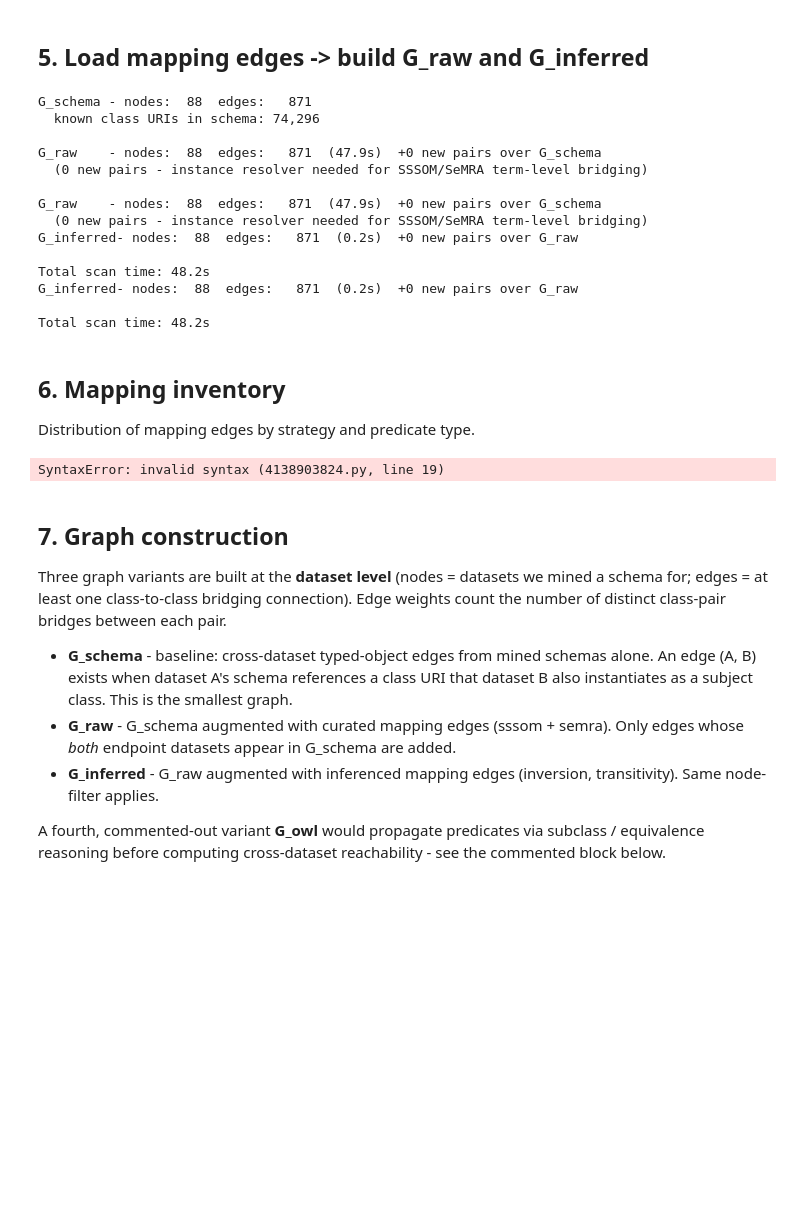
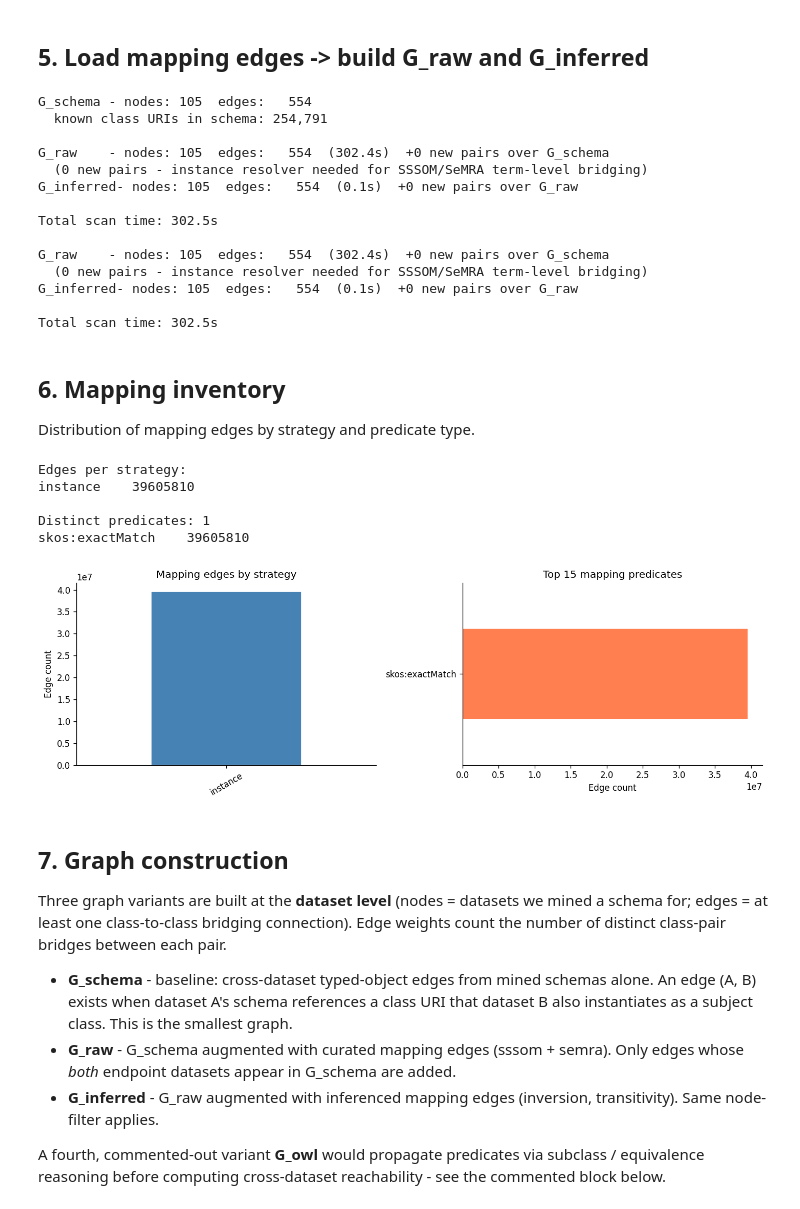
Before and after one commit to jmillanacosta/rdfsolve, a Jupyter notebook: notebooks/mapping_analysis.ipynb, the cells around one changed output. Drawn from its saved outputs; the diff is of its cells as text; code cells hidden in the pictures; blank space fills up the shorter version.

```diff
--- a/notebooks/mapping_analysis.ipynb
+++ b/notebooks/mapping_analysis.ipynb
@@ -126,11 +147,10 @@ rdfsolve.models imported - MinedSchema.from_jsonld / Mapping.from_jsonld availab
 # %% [markdown]
 ## 4. Load all schema edges
 # %%
-schema_files = sorted(SCHEMAS_DIR.rglob("*.jsonld"))
-print(f"Schema files found: {len(schema_files)}")
+print(f"Schema files found: {len(SCHEMA_JSONLDS)}")
 
 schemas: list[MinedSchema] = []
-for sf in schema_files:
+for sf in SCHEMA_JSONLDS:
     try:
         ms = MinedSchema.from_jsonld(sf)
         schemas.append(ms)
@@ -192,6 +212,10 @@ chembl.bigcat           616       46
 # %%
 import time
 from collections import defaultdict
+
+def _safe_glob(directory: Path, pattern: str = "*.jsonld") -> list[Path]:
+    """Return sorted glob results, empty list if directory doesn't exist."""
+    return sorted(directory.glob(pattern)) if directory.exists() else []
 
 # ── G_schema ──────────────────────────────────────────────────────────────────
 # Nodes = datasets.  Edges = at least one schema pattern whose object_class URI
@@ -227,17 +251,14 @@ print(f"G_schema - nodes: {G_schema.number_of_nodes():3d}  edges: {G_schema.numb
 print(f"  known class URIs in schema: {len(known_classes):,}")
 
 # ── G_raw via Mapping.dataset_graph() ────────────────────────────────────────
-# Class-level resolution pass (Layer 2c):
-#   SSSOM / SeMRA / instance_matching files are scanned.  For each mapping edge,
-#   both endpoint URIs are expanded and looked up in class_to_datasets.
-#   If BOTH match a known schema class the edge contributes a dataset-pair weight.
-#
-
 t0 = time.perf_counter()
+raw_mapping_files = (
+    _safe_glob(MAPPINGS_SSSOM)
+    + _safe_glob(MAPPINGS_SEMRA)
+    + _safe_glob(MAPPINGS_INST)
+)
 G_raw = Mapping.dataset_graph(
-    paths=(sorted(MAPPINGS_SSSOM.glob("*.jsonld"))
-         + sorted(MAPPINGS_SEMRA.glob("*.jsonld"))
-         + sorted(MAPPINGS_INST.glob("*.jsonld"))),
+    paths=raw_mapping_files,
     class_to_datasets=class_to_datasets,
     base_graph=G_schema.copy(),
     strategies={"sssom_import", "semra_import", "instance_matcher"},
@@ -258,7 +279,7 @@ else:
 # ── G_inferred via Mapping.dataset_graph() ───────────────────────────────────
 t0 = time.perf_counter()
 G_inferred = Mapping.dataset_graph(
-    paths=sorted(MAPPINGS_INF.glob("*.jsonld")),
+    paths=_safe_glob(MAPPINGS_INF),
     class_to_datasets=class_to_datasets,
     base_graph=G_raw.copy(),
     strategies={"inferenced"},
@@ -271,26 +292,29 @@ print(f"G_inferred- nodes: {G_inferred.number_of_nodes():3d}  edges: {G_inferred
       f"  ({t_inf:.1f}s)  +{len(new_inf)} new pairs over G_raw")
 print(f"\nTotal scan time: {t_raw + t_inf:.1f}s")
 # %% [output]
-G_schema - nodes:  88  edges:   871
-  known class URIs in schema: 74,296
+G_schema - nodes: 105  edges:   554
+  known class URIs in schema: 254,791
 
-G_raw    - nodes:  88  edges:   871  (47.9s)  +0 new pairs over G_schema
+G_raw    - nodes: 105  edges:   554  (302.4s)  +0 new pairs over G_schema
   (0 new pairs - instance resolver needed for SSSOM/SeMRA term-level bridging)
+G_inferred- nodes: 105  edges:   554  (0.1s)  +0 new pairs over G_raw
 
-G_raw    - nodes:  88  edges:   871  (47.9s)  +0 new pairs over G_schema
+Total scan time: 302.5s
+
+G_raw    - nodes: 105  edges:   554  (302.4s)  +0 new pairs over G_schema
   (0 new pairs - instance resolver needed for SSSOM/SeMRA term-level bridging)
-G_inferred- nodes:  88  edges:   871  (0.2s)  +0 new pairs over G_raw
+G_inferred- nodes: 105  edges:   554  (0.1s)  +0 new pairs over G_raw
 
-Total scan time: 48.2s
-G_inferred- nodes:  88  edges:   871  (0.2s)  +0 new pairs over G_raw
-
-Total scan time: 48.2s
+Total scan time: 302.5s
 # %% [markdown]
 ## 6. Mapping inventory
 
 Distribution of mapping edges by strategy and predicate type.
 # %%
-import ujson
+try:
+    import ujson as _json
+except ModuleNotFoundError:
+    import json as _json
 
 _SKIP_KEYS = frozenset({"void:inDataset", "dcterms:created"})
 
@@ -304,11 +328,12 @@ mapping_dirs = {
 }
 
 for layer, directory in mapping_dirs.items():
-    for mf in sorted(directory.glob("*.jsonld")):
+    for mf in _safe_glob(directory):
         try:
-            raw = ujson.loads(mf.read_bytes())
+            raw = _json.loads(mf.read_bytes())
             strategy = raw.get("@about", {}).get("strategy", "unknown")
-            ctx = {**raw.get("@about", {}).get("curie_map") or {}, **raw.get("@context", {})}
+            curie_map = raw.get("@about", {}).get("curie_map") or {}
+            ctx = {**curie_map, **raw.get("@context", {})}
             for node in raw.get("@graph", ()):
                 for key in node:
                     if key[0] == "@" or key in _SKIP_KEYS:
@@ -329,34 +354,39 @@ if strategy_counts:
                 return uri[idx + 1:]
         return uri
 
     strat_series = pd.Series(strategy_counts).sort_values(ascending=False)
     print("Edges per strategy:")
     print(strat_series.to_string())
     print()
 
     pred_short = Counter({_shorten_pred(k): v for k, v in predicate_counts.items()})
     pred_series = pd.Series(pred_short).sort_values(ascending=False)
     print(f"Distinct predicates: {len(pred_series)}")
     print(pred_series.head(20).to_string())
 
     fig, axes = plt.subplots(1, 2, figsize=(12, 4))
     strat_series.plot(kind="bar", ax=axes[0], color="steelblue", edgecolor="white")
     axes[0].set_title("Mapping edges by strategy")
     axes[0].set_xlabel("")
     axes[0].set_ylabel("Edge count")
     axes[0].tick_params(axis="x", rotation=30)
 
     pred_series.head(15).plot(kind="barh", ax=axes[1], color="coral", edgecolor="white")
     axes[1].set_title("Top 15 mapping predicates")
     axes[1].set_xlabel("Edge count")
     axes[1].invert_yaxis()
 
     plt.tight_layout()
     plt.show()
 else:
     print("No mapping edges loaded - check mapping directories.")
 # %% [output]
-SyntaxError: invalid syntax (4138903824.py, line 19)
+Edges per strategy:
+instance    39605810
+
+Distinct predicates: 1
+skos:exactMatch    39605810
+[figure, added]
 # %% [markdown]
 ## 7. Graph construction
 
```
Also changed, not shown: parts of 25 cells of this notebook, 34 other files.
